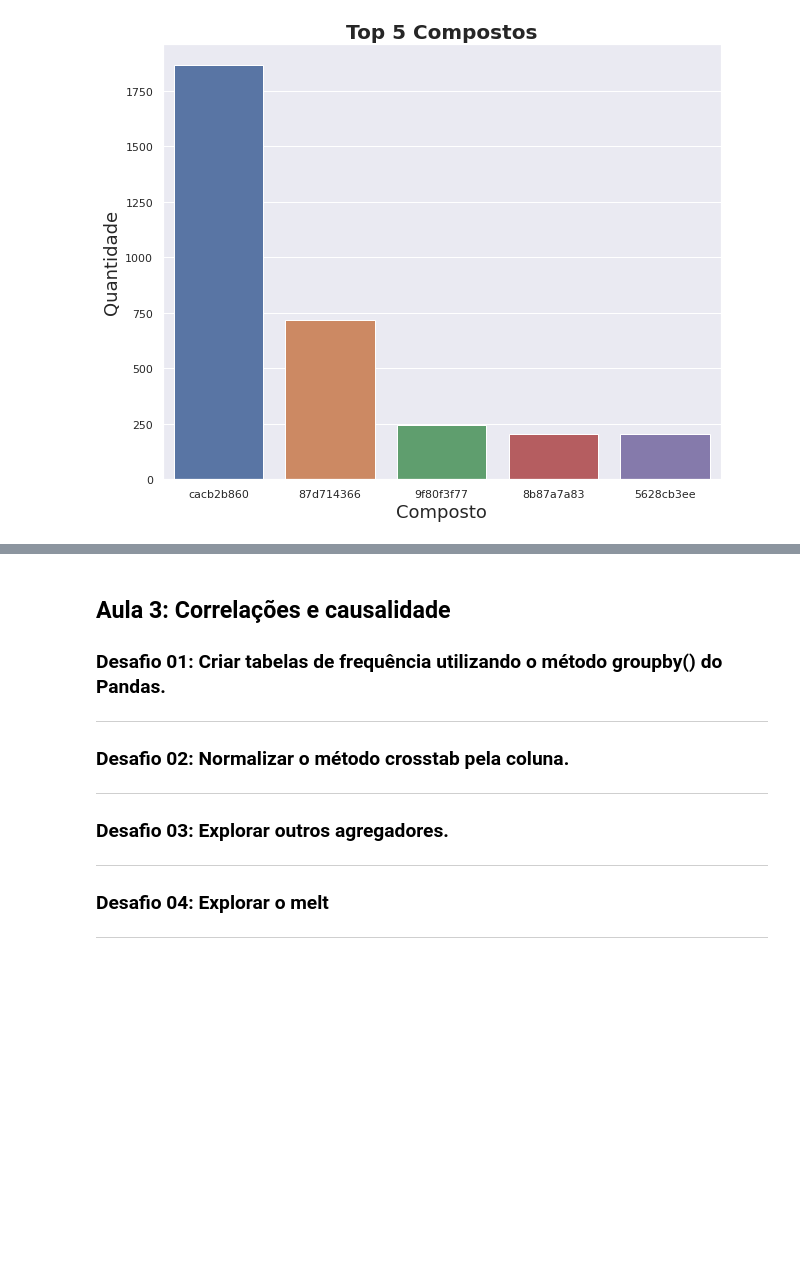
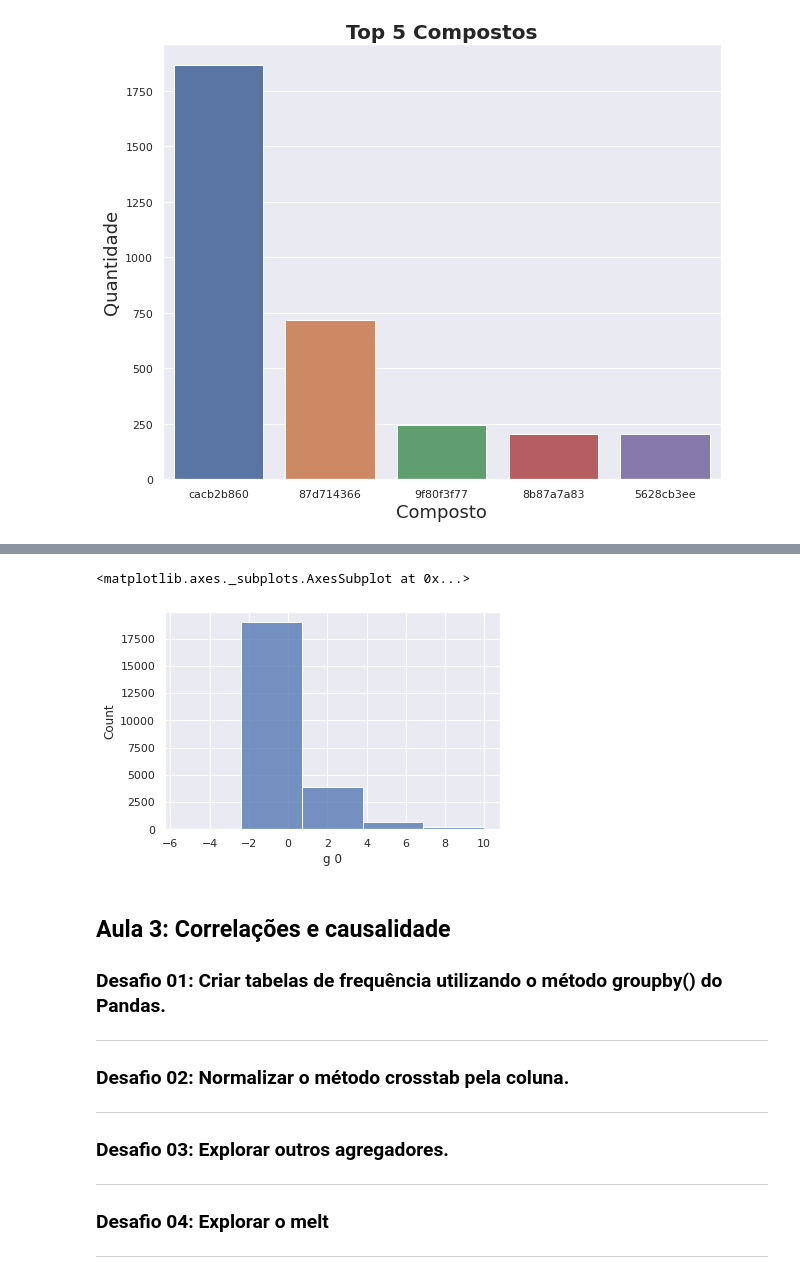
Before and after one commit to henriqueotogami/imersao-dados-3-alura, a Jupyter notebook: Desafios.ipynb, the cells around one changed output, grey strips where cells are left out. Drawn from its saved outputs; the diff is of its cells as text; code cells hidden in the pictures; blank space fills up the shorter version.

```diff
--- a/Desafios.ipynb
+++ b/Desafios.ipynb
@@ -229,3 +246,8 @@ plt.show()
+# %%
+sns.histplot(data=dados['g 0'], bins=5)
+# %% [output]
+<matplotlib.axes._subplots.AxesSubplot at 0x...>
+[figure, added]
 # %% [markdown]
 ## Aula 3: Correlações e causalidade
 ### Desafio 01: Criar tabelas de frequência utilizando o método groupby() do Pandas.
```
Also changed, not shown: parts of 7 cells of this notebook.
